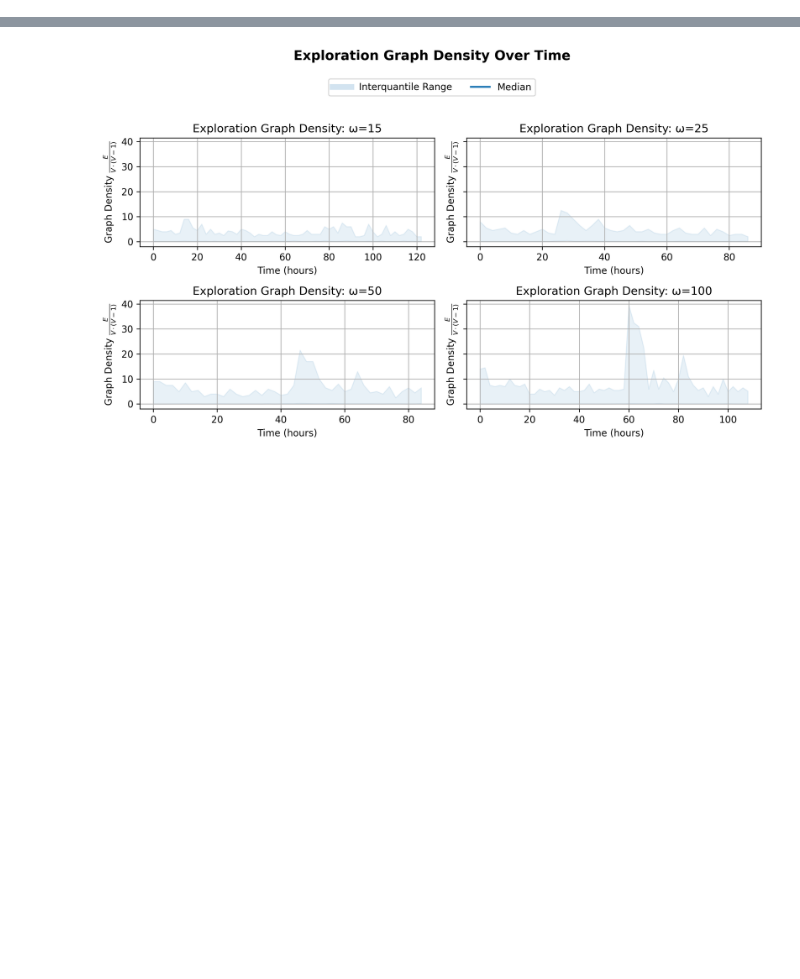
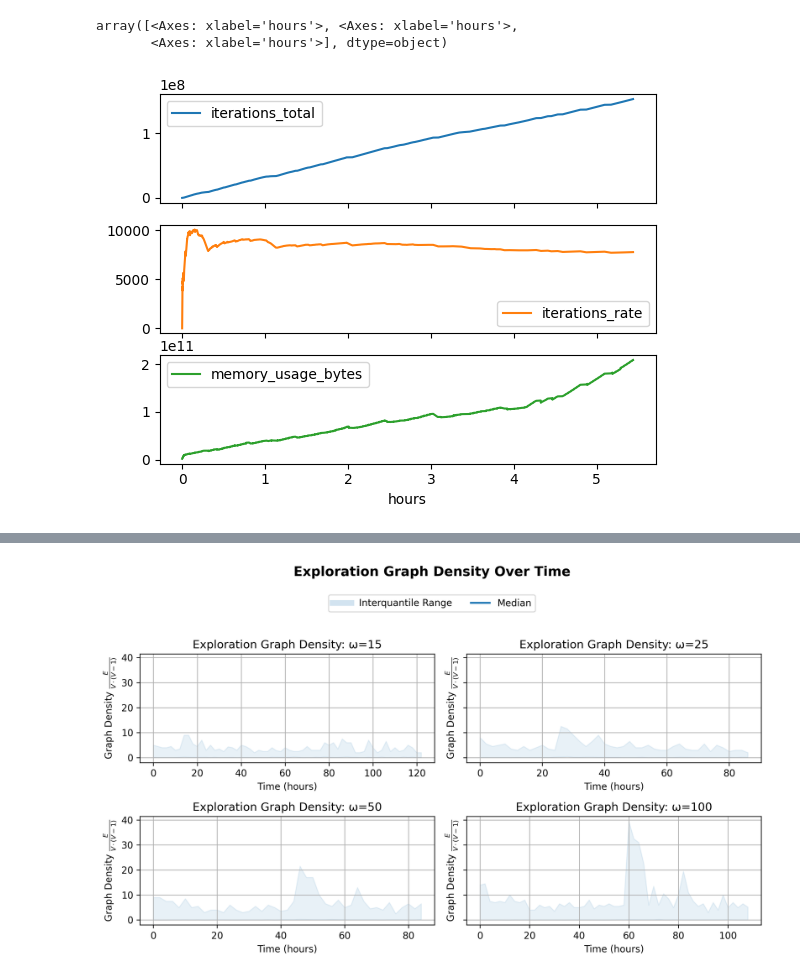
Before and after one commit to markzmbl/graph-analysis, a Jupyter notebook: main.ipynb, the cells around one changed output, grey strips where cells are left out. Cells and saved outputs as stored; diff of their text form; code cells hidden in the pictures; blank space fills up the shorter version.

```diff
--- a/main.ipynb
+++ b/main.ipynb
@@ -2,3 +2,15 @@
 import matplotlib.pyplot as plt
 import numpy as np
 import pandas as pd
+# %%
+df = pd.read_csv(f"/export/share/markusz33dm/logs/april-run-omega0025_memory.csv")
+df["time_seconds"] = df["time_seconds"] - df["time_seconds"].min()
+df["hours"] = df["time_seconds"] / 60 / 60
+df = df.drop(columns="time_seconds")
+df = df.set_index("hours")
+
+df.plot(subplots=True)
+# %% [output]
+array([<Axes: xlabel='hours'>, <Axes: xlabel='hours'>,
+       <Axes: xlabel='hours'>], dtype=object)
+[figure, added]
```
Also changed, not shown: parts of 4 cells of this notebook, 3 other files.
